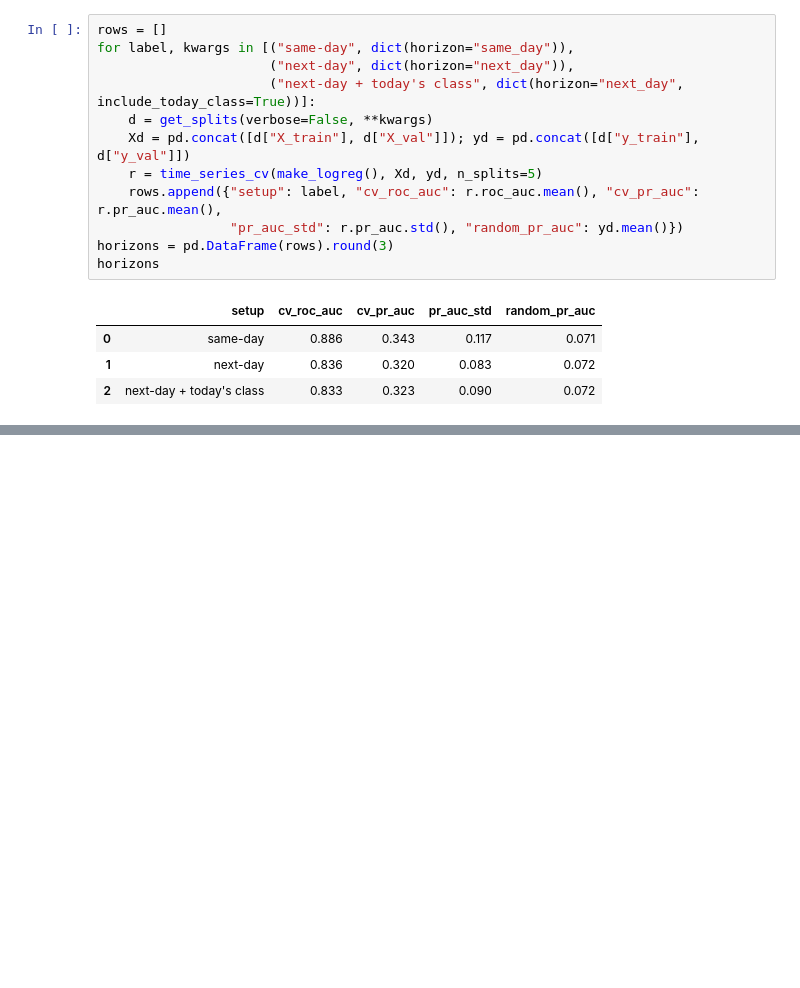
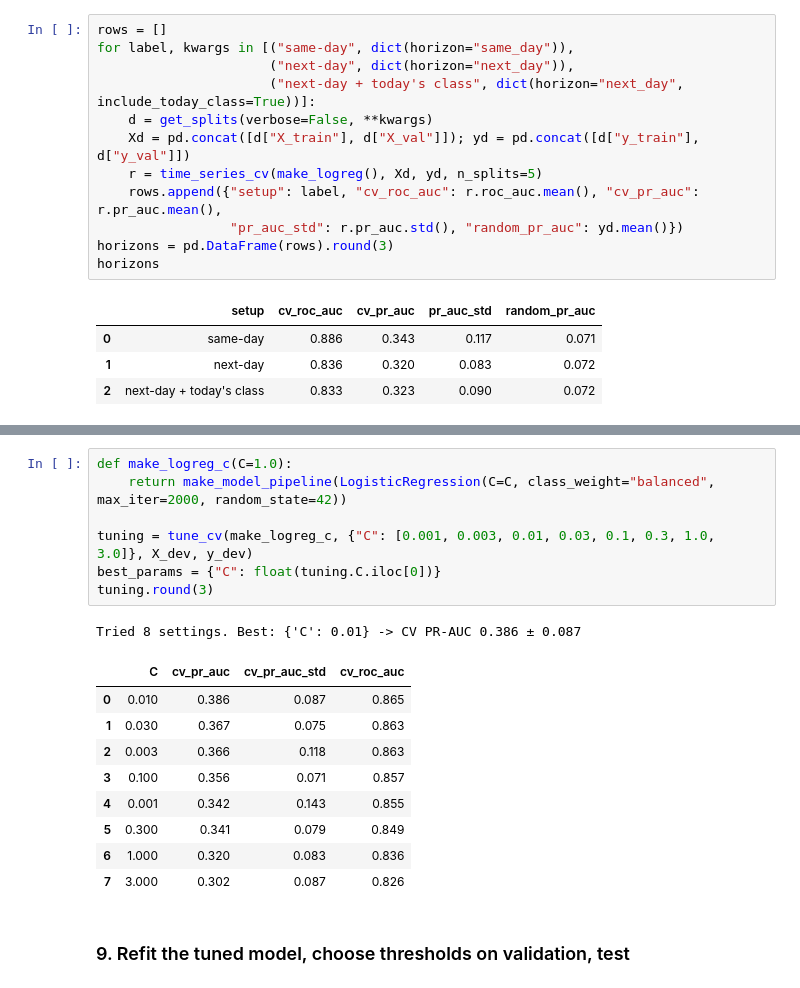
Before and after one commit to diyadalal/ozone_prediction, a Jupyter notebook: notebooks/03_logistic_regression.ipynb, the cells around one changed output, grey strips where cells are left out. Saved outputs shown, nothing was run; the diff lists cells and outputs as text; blank space fills up the shorter version.

```diff
--- a/notebooks/03_logistic_regression.ipynb
+++ b/notebooks/03_logistic_regression.ipynb
@@ -117,0 +124,20 @@ horizons
+# %%
+def make_logreg_c(C=1.0):
+    return make_model_pipeline(LogisticRegression(C=C, class_weight="balanced", max_iter=2000, random_state=42))
+
+tuning = tune_cv(make_logreg_c, {"C": [0.001, 0.003, 0.01, 0.03, 0.1, 0.3, 1.0, 3.0]}, X_dev, y_dev)
+best_params = {"C": float(tuning.C.iloc[0])}
+tuning.round(3)
+# %% [output]
+Tried 8 settings. Best: {'C': 0.01} -> CV PR-AUC 0.386 ± 0.087
+|  | C | cv_pr_auc | cv_pr_auc_std | cv_roc_auc |
+| 0 | 0.010 | 0.386 | 0.087 | 0.865 |
+| 1 | 0.030 | 0.367 | 0.075 | 0.863 |
+| 2 | 0.003 | 0.366 | 0.118 | 0.863 |
+| 3 | 0.100 | 0.356 | 0.071 | 0.857 |
+| 4 | 0.001 | 0.342 | 0.143 | 0.855 |
+| 5 | 0.300 | 0.341 | 0.079 | 0.849 |
+| 6 | 1.000 | 0.320 | 0.083 | 0.836 |
+| 7 | 3.000 | 0.302 | 0.087 | 0.826 |
+# %% [markdown]
+### 9. Refit the tuned model, choose thresholds on validation, test
```
Also changed, not shown: parts of 7 cells of this notebook, 5 other files.
